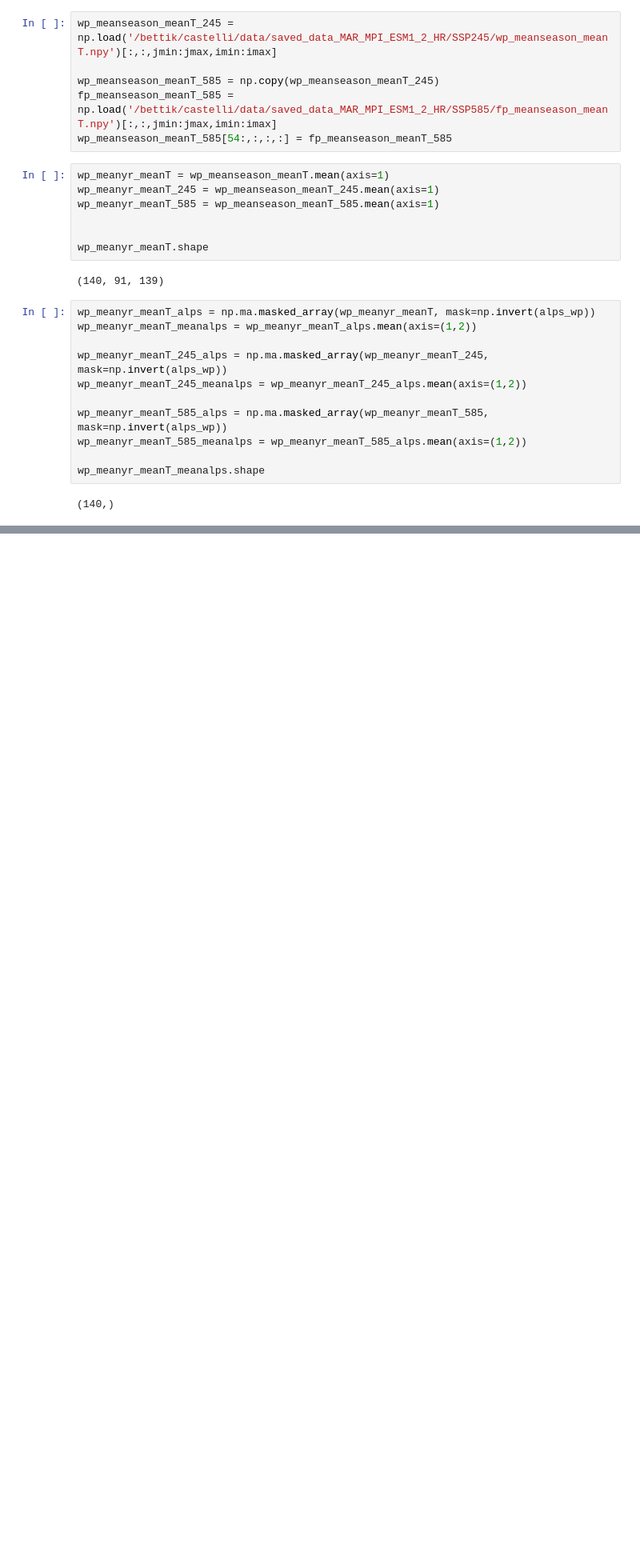
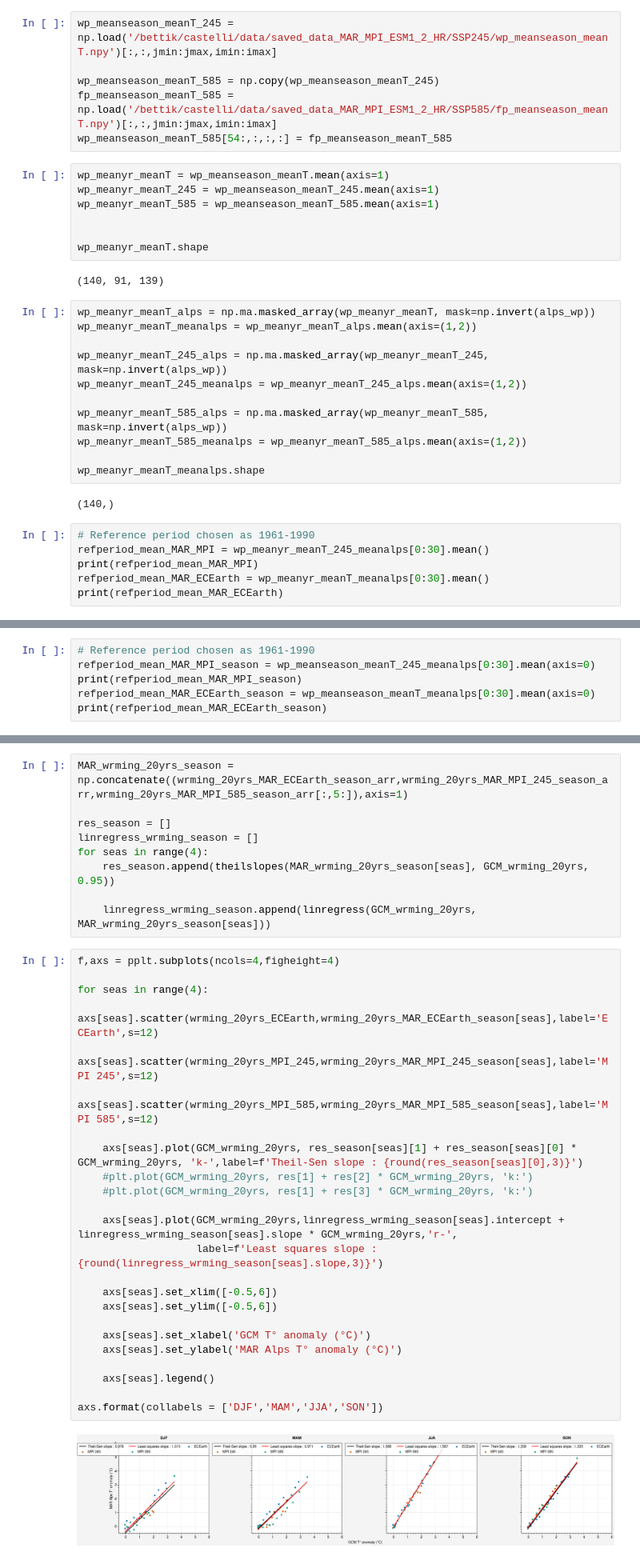
Before and after one commit to Ian-CD/PhD, a Jupyter notebook: global_warming_trends.ipynb, the cells around one changed output, grey strips where cells are left out. Shown at 80% size. Drawn from its saved outputs; the diff is of its cells as text; blank space fills up the shorter version.

```diff
--- a/global_warming_trends.ipynb
+++ b/global_warming_trends.ipynb
@@ -116,3 +138,9 @@ wp_meanyr_meanT_585_meanalps = wp_meanyr_meanT_585_alps.mean(axis=(1,2))
 wp_meanyr_meanT_meanalps.shape
 # %% [output]
 (140,)
+# %%
+# Reference period chosen as 1961-1990
+refperiod_mean_MAR_MPI = wp_meanyr_meanT_245_meanalps[0:30].mean()
+print(refperiod_mean_MAR_MPI)
+refperiod_mean_MAR_ECEarth = wp_meanyr_meanT_meanalps[0:30].mean()
+print(refperiod_mean_MAR_ECEarth)
@@ -166,0 +246,6 @@ plt.legend()
+# %%
+# Reference period chosen as 1961-1990
+refperiod_mean_MAR_MPI_season = wp_meanseason_meanT_245_meanalps[0:30].mean(axis=0)
+print(refperiod_mean_MAR_MPI_season)
+refperiod_mean_MAR_ECEarth_season = wp_meanseason_meanT_meanalps[0:30].mean(axis=0)
+print(refperiod_mean_MAR_ECEarth_season)
@@ -166,0 +278,35 @@ plt.legend()
+# %%
+MAR_wrming_20yrs_season = np.concatenate((wrming_20yrs_MAR_ECEarth_season_arr,wrming_20yrs_MAR_MPI_245_season_arr,wrming_20yrs_MAR_MPI_585_season_arr[:,5:]),axis=1)
+
+res_season = []
+linregress_wrming_season = []
+for seas in range(4):
+    res_season.append(theilslopes(MAR_wrming_20yrs_season[seas], GCM_wrming_20yrs, 0.95))
+
+    linregress_wrming_season.append(linregress(GCM_wrming_20yrs, MAR_wrming_20yrs_season[seas]))
+# %%
+f,axs = pplt.subplots(ncols=4,figheight=4)
+
+for seas in range(4):
+    axs[seas].scatter(wrming_20yrs_ECEarth,wrming_20yrs_MAR_ECEarth_season[seas],label='ECEarth',s=12)
+    axs[seas].scatter(wrming_20yrs_MPI_245,wrming_20yrs_MAR_MPI_245_season[seas],label='MPI 245',s=12)
+    axs[seas].scatter(wrming_20yrs_MPI_585,wrming_20yrs_MAR_MPI_585_season[seas],label='MPI 585',s=12)
+
+    axs[seas].plot(GCM_wrming_20yrs, res_season[seas][1] + res_season[seas][0] * GCM_wrming_20yrs, 'k-',label=f'Theil-Sen slope : {round(res_season[seas][0],3)}')
+    #plt.plot(GCM_wrming_20yrs, res[1] + res[2] * GCM_wrming_20yrs, 'k:')
+    #plt.plot(GCM_wrming_20yrs, res[1] + res[3] * GCM_wrming_20yrs, 'k:')
+
+    axs[seas].plot(GCM_wrming_20yrs,linregress_wrming_season[seas].intercept + linregress_wrming_season[seas].slope * GCM_wrming_20yrs,'r-',
+                   label=f'Least squares slope : {round(linregress_wrming_season[seas].slope,3)}')
+
+    axs[seas].set_xlim([-0.5,6])
+    axs[seas].set_ylim([-0.5,6])
+
+    axs[seas].set_xlabel('GCM T° anomaly (°C)')
+    axs[seas].set_ylabel('MAR Alps T° anomaly (°C)')
+
+    axs[seas].legend()
+
+axs.format(collabels = ['DJF','MAM','JJA','SON'])
+# %% [output]
+[figure, added]
```
Also changed, not shown: parts of 18 cells of this notebook, 1 other file.
